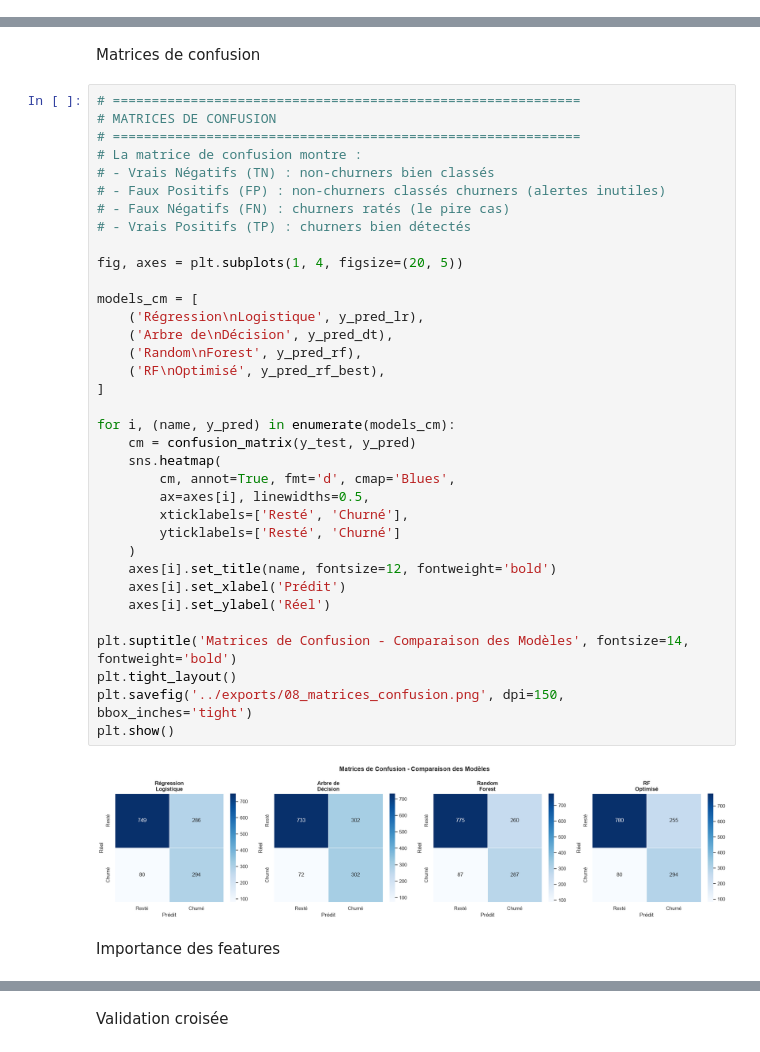
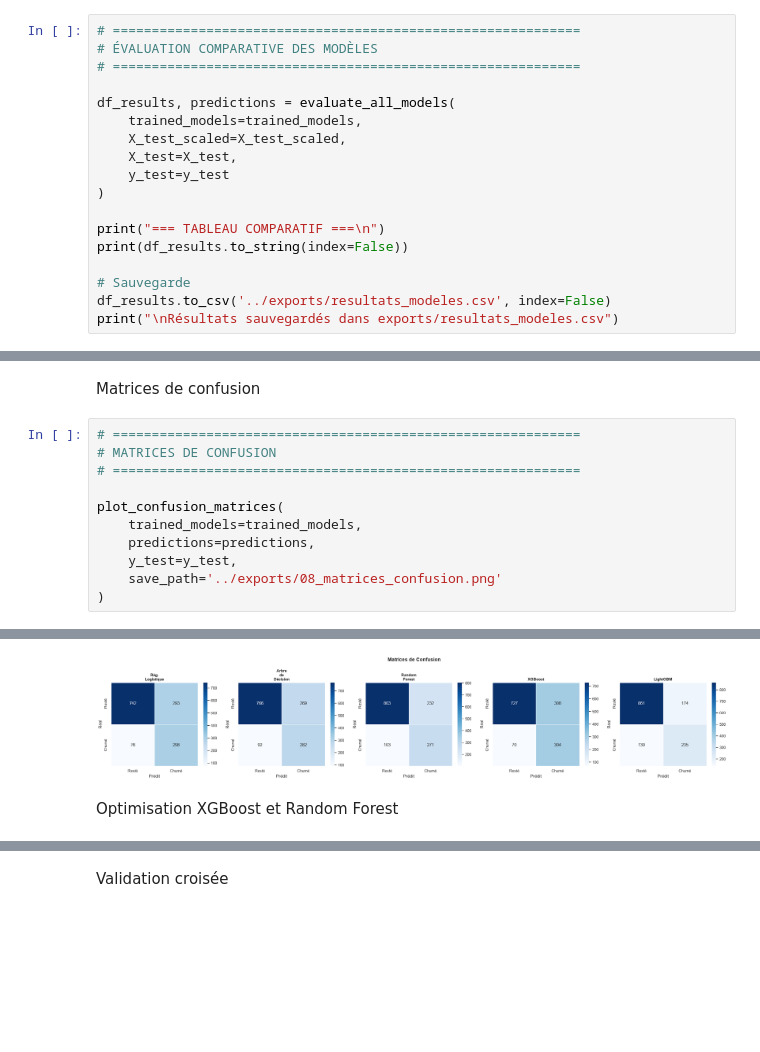
Before and after one commit to SNZAMBA65/churn_project, a Jupyter notebook: notebooks/02_modelisation_validation.ipynb, the cells around one changed output, grey strips where cells are left out. Saved outputs shown, nothing was run; the diff lists cells and outputs as text; blank space fills up the shorter version.

```diff
--- a/notebooks/02_modelisation_validation.ipynb
+++ b/notebooks/02_modelisation_validation.ipynb
@@ -380,0 +135,18 @@ Noms des features sauvegardés dans models/feature_names.pkl
+# %%
+# ============================================================
+# ÉVALUATION COMPARATIVE DES MODÈLES
+# ============================================================
+
+df_results, predictions = evaluate_all_models(
+    trained_models=trained_models,
+    X_test_scaled=X_test_scaled,
+    X_test=X_test,
+    y_test=y_test
+)
+
+print("=== TABLEAU COMPARATIF ===\n")
+print(df_results.to_string(index=False))
+
+# Sauvegarde
+df_results.to_csv('../exports/resultats_modeles.csv', index=False)
+print("\nRésultats sauvegardés dans exports/resultats_modeles.csv")
@@ -419,41 +186,14 @@ plt.show()
 # %% [markdown]
 Matrices de confusion
-# %%
-# ============================================================
-# MATRICES DE CONFUSION
-# ============================================================
-# La matrice de confusion montre :
-# - Vrais Négatifs (TN) : non-churners bien classés
-# - Faux Positifs (FP) : non-churners classés churners (alertes inutiles)
-# - Faux Négatifs (FN) : churners ratés (le pire cas)
-# - Vrais Positifs (TP) : churners bien détectés
-
-fig, axes = plt.subplots(1, 4, figsize=(20, 5))
-
-models_cm = [
-    ('Régression\nLogistique', y_pred_lr),
-    ('Arbre de\nDécision', y_pred_dt),
-    ('Random\nForest', y_pred_rf),
-    ('RF\nOptimisé', y_pred_rf_best),
-]
-
-for i, (name, y_pred) in enumerate(models_cm):
-    cm = confusion_matrix(y_test, y_pred)
-    sns.heatmap(
-        cm, annot=True, fmt='d', cmap='Blues',
-        ax=axes[i], linewidths=0.5,
-        xticklabels=['Resté', 'Churné'],
-        yticklabels=['Resté', 'Churné']
-    )
-    axes[i].set_title(name, fontsize=12, fontweight='bold')
-    axes[i].set_xlabel('Prédit')
-    axes[i].set_ylabel('Réel')
-
-plt.suptitle('Matrices de Confusion - Comparaison des Modèles', fontsize=14, fontweight='bold')
-plt.tight_layout()
-plt.savefig('../exports/08_matrices_confusion.png', dpi=150, bbox_inches='tight')
-plt.show()
-# %% [output]
-[figure, removed]
-# %% [markdown]
-Importance des features
+# %%
+# ============================================================
+# MATRICES DE CONFUSION
+# ============================================================
+
+plot_confusion_matrices(
+    trained_models=trained_models,
+    predictions=predictions,
+    y_test=y_test,
+    save_path='../exports/08_matrices_confusion.png'
+)
+# %% [output]
@@ -459,0 +201,3 @@ Importance des features
+[figure, added]
+# %% [markdown]
+Optimisation XGBoost et Random Forest
```
Also changed, not shown: parts of 50 cells of this notebook, 16 other files.
